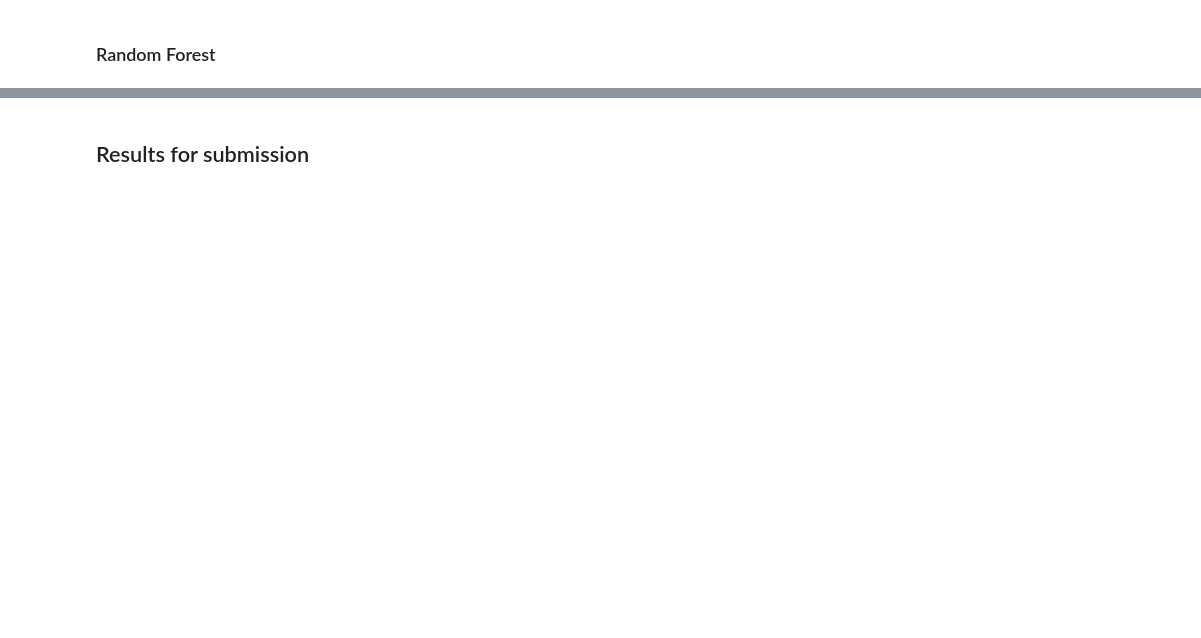
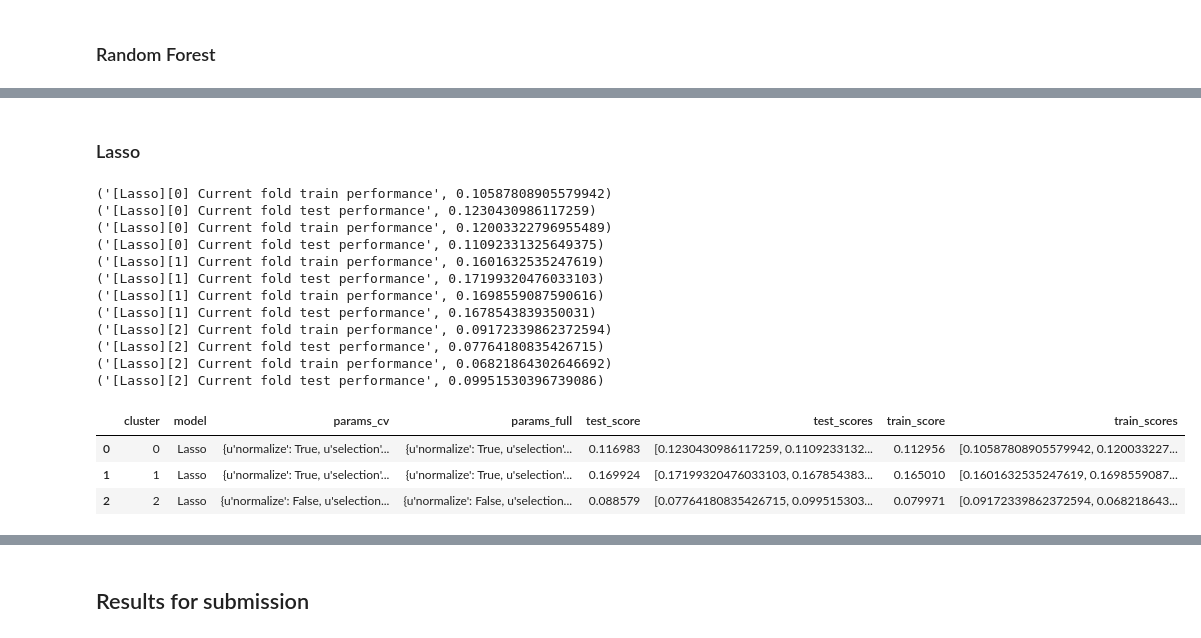
Before and after one commit to adrifmonte/house-prices, a Jupyter notebook: house-prices-part-2.ipynb, the cells around one changed output, grey strips where cells are left out. Saved outputs shown, nothing was run; the diff lists cells and outputs as text; code cells hidden in the pictures; blank space fills up the shorter version.

```diff
--- a/house-prices-part-2.ipynb
+++ b/house-prices-part-2.ipynb
@@ -726,0 +764,38 @@ rfr_df
+# %% [markdown]
+### Lasso
+# %%
+from sklearn.linear_model import Lasso
+
+lasso_df = tune_model(Lasso, 'Lasso', {
+    'random_state': 42,
+    'precompute': True,
+    'copy_X': True,
+
+    'max_iter': 100
+}, {
+    'alpha': [1.0, 0.6, 0.25],
+    'fit_intercept': [False, True],
+    'normalize': [False, True],
+    # 'max_iter': [100, 1000],
+    'tol': [0.01, 0.001],
+    'positive': [False, True],
+    'selection': ['cyclic', 'random'],
+})
+lasso_df
+# %% [output]
+('[Lasso][0] Current fold train performance', 0.10587808905579942)
+('[Lasso][0] Current fold test performance', 0.1230430986117259)
+('[Lasso][0] Current fold train performance', 0.12003322796955489)
+('[Lasso][0] Current fold test performance', 0.11092331325649375)
+('[Lasso][1] Current fold train performance', 0.1601632535247619)
+('[Lasso][1] Current fold test performance', 0.17199320476033103)
+('[Lasso][1] Current fold train performance', 0.1698559087590616)
+('[Lasso][1] Current fold test performance', 0.1678543839350031)
+('[Lasso][2] Current fold train performance', 0.09172339862372594)
+('[Lasso][2] Current fold test performance', 0.07764180835426715)
+('[Lasso][2] Current fold train performance', 0.06821864302646692)
+('[Lasso][2] Current fold test performance', 0.09951530396739086)
+|  | cluster | model | params_cv | params_full | test_score | test_scores | train_score | train_scores |
+| 0 | 0 | Lasso | {u'normalize': True, u'selection'... | {u'normalize': True, u'selection'... | 0.116983 | [0.1230430986117259, 0.1109233132... | 0.112956 | [0.10587808905579942, 0.120033227... |
+| 1 | 1 | Lasso | {u'normalize': True, u'selection'... | {u'normalize': True, u'selection'... | 0.169924 | [0.17199320476033103, 0.167854383... | 0.165010 | [0.1601632535247619, 0.1698559087... |
+| 2 | 2 | Lasso | {u'normalize': False, u'selection... | {u'normalize': False, u'selection... | 0.088579 | [0.07764180835426715, 0.099515303... | 0.079971 | [0.09172339862372594, 0.068218643... |
```
Also changed, not shown: parts of 12 cells of this notebook, 1 other file.
